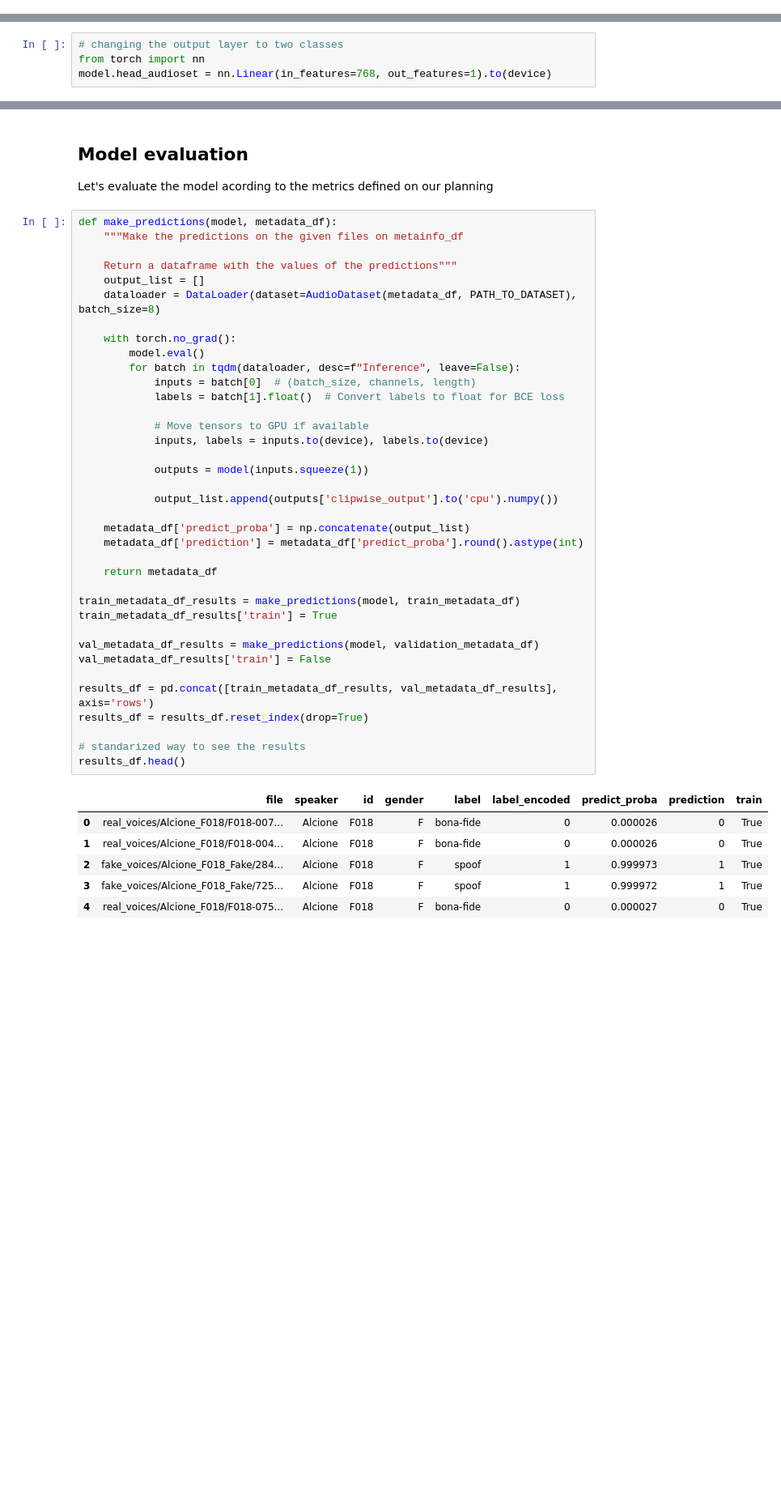
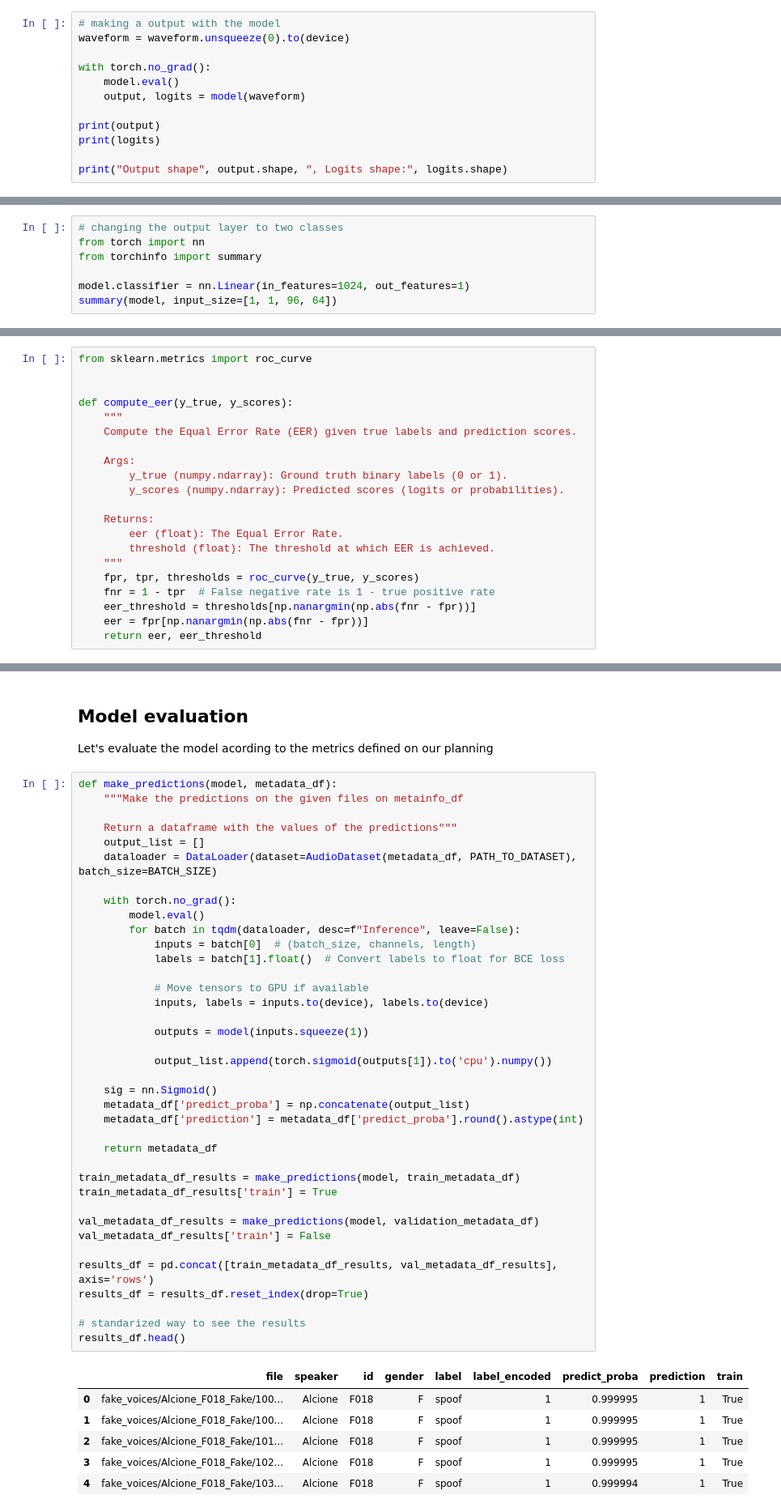
Before and after one commit to KARAS-SSL/AUDIOS, a Jupyter notebook: src/notebooks/CNN_baseline_model.ipynb, the cells around one changed output, grey strips where cells are left out. Shown at 81% size. Saved outputs shown, nothing was run; the diff lists cells and outputs as text; blank space fills up the shorter version.

Commit message:
train YAMNet baseline model

```diff
--- a/src/notebooks/CNN_baseline_model.ipynb
+++ b/src/notebooks/CNN_baseline_model.ipynb
@@ -245,0 +156,12 @@ Predicted labels using activity threshold 0.25:
+# %%
+# making a output with the model
+waveform = waveform.unsqueeze(0).to(device)
+
+with torch.no_grad():
+    model.eval()
+    output, logits = model(waveform)
+
+print(output)
+print(logits)
+
+print("Output shape", output.shape, ", Logits shape:", logits.shape)
@@ -276,10 +210,34 @@ Linear(in_features=768, out_features=527, bias=True)
 # %%
 # changing the output layer to two classes
 from torch import nn
-model.head_audioset = nn.Linear(in_features=768, out_features=1).to(device)
+from torchinfo import summary
+
+model.classifier = nn.Linear(in_features=1024, out_features=1)
+summary(model, input_size=[1, 1, 96, 64])
 # %% [markdown]
 ### Model training
 Let's fine tune our model with the training data, using 10 epochs and a small learning rate.
 
 All the weights are trained here (there are no layers frozen)
+# %%
+from sklearn.metrics import roc_curve
+
+
+def compute_eer(y_true, y_scores):
+    """
+    Compute the Equal Error Rate (EER) given true labels and prediction scores.
+
+    Args:
+        y_true (numpy.ndarray): Ground truth binary labels (0 or 1).
+        y_scores (numpy.ndarray): Predicted scores (logits or probabilities).
+
+    Returns:
+        eer (float): The Equal Error Rate.
+        threshold (float): The threshold at which EER is achieved.
+    """
+    fpr, tpr, thresholds = roc_curve(y_true, y_scores)
+    fnr = 1 - tpr  # False negative rate is 1 - true positive rate
+    eer_threshold = thresholds[np.nanargmin(np.abs(fnr - fpr))]
+    eer = fpr[np.nanargmin(np.abs(fnr - fpr))]
+    return eer, eer_threshold
 # %%
@@ -380,44 +400,45 @@ def make_predictions(model, metadata_df):
 
     Return a dataframe with the values of the predictions"""
     output_list = []
-    dataloader = DataLoader(dataset=AudioDataset(metadata_df, PATH_TO_DATASET), batch_size=8)
+    dataloader = DataLoader(dataset=AudioDataset(metadata_df, PATH_TO_DATASET), batch_size=BATCH_SIZE)
 
     with torch.no_grad():
         model.eval()
         for batch in tqdm(dataloader, desc=f"Inference", leave=False):
             inputs = batch[0]  # (batch_size, channels, length)
             labels = batch[1].float()  # Convert labels to float for BCE loss
 
             # Move tensors to GPU if available
             inputs, labels = inputs.to(device), labels.to(device)
 
             outputs = model(inputs.squeeze(1))
 
-            output_list.append(outputs['clipwise_output'].to('cpu').numpy())
+            output_list.append(torch.sigmoid(outputs[1]).to('cpu').numpy())
 
+    sig = nn.Sigmoid()
     metadata_df['predict_proba'] = np.concatenate(output_list)
     metadata_df['prediction'] = metadata_df['predict_proba'].round().astype(int)
 
     return metadata_df
 
 train_metadata_df_results = make_predictions(model, train_metadata_df)
 train_metadata_df_results['train'] = True
 
 val_metadata_df_results = make_predictions(model, validation_metadata_df)
 val_metadata_df_results['train'] = False
 
 results_df = pd.concat([train_metadata_df_results, val_metadata_df_results], axis='rows')
 results_df = results_df.reset_index(drop=True)
 
 # standarized way to see the results
 results_df.head()
 # %% [output]
 |  | file | speaker | id | gender | label | label_encoded | predict_proba | prediction | train |
-| 0 | real_voices/Alcione_F018/F018-007... | Alcione | F018 | F | bona-fide | 0 | 0.000026 | 0 | True |
-| 1 | real_voices/Alcione_F018/F018-004... | Alcione | F018 | F | bona-fide | 0 | 0.000026 | 0 | True |
-| 2 | fake_voices/Alcione_F018_Fake/284... | Alcione | F018 | F | spoof | 1 | 0.999973 | 1 | True |
-| 3 | fake_voices/Alcione_F018_Fake/725... | Alcione | F018 | F | spoof | 1 | 0.999972 | 1 | True |
-| 4 | real_voices/Alcione_F018/F018-075... | Alcione | F018 | F | bona-fide | 0 | 0.000027 | 0 | True |
+| 0 | fake_voices/Alcione_F018_Fake/100... | Alcione | F018 | F | spoof | 1 | 0.999995 | 1 | True |
+| 1 | fake_voices/Alcione_F018_Fake/100... | Alcione | F018 | F | spoof | 1 | 0.999995 | 1 | True |
+| 2 | fake_voices/Alcione_F018_Fake/101... | Alcione | F018 | F | spoof | 1 | 0.999995 | 1 | True |
+| 3 | fake_voices/Alcione_F018_Fake/102... | Alcione | F018 | F | spoof | 1 | 0.999995 | 1 | True |
+| 4 | fake_voices/Alcione_F018_Fake/103... | Alcione | F018 | F | spoof | 1 | 0.999994 | 1 | True |
 # %% [markdown]
 ### Metrics
 # %%
```
Also changed, not shown: parts of 16 cells of this notebook, 1 other file.
